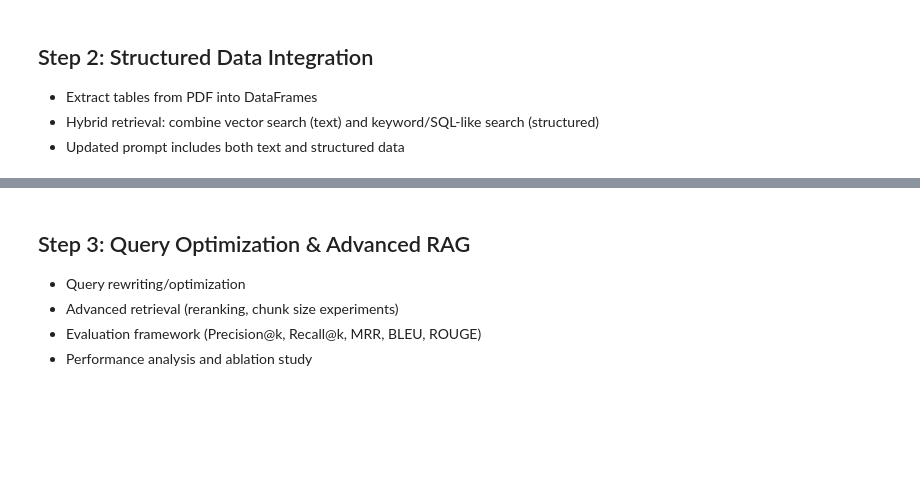
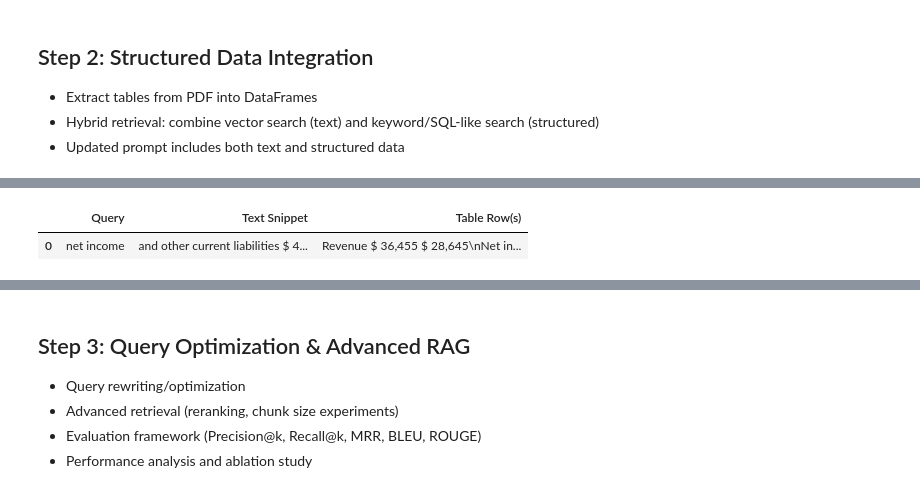
Before and after one commit to MdMostafizurRahaman/AI_R-D, a Jupyter notebook: AI_R&D/rag_pipeline_step1.ipynb, the cells around one changed output, grey strips where cells are left out. Saved outputs shown, nothing was run; the diff lists cells and outputs as text; code cells hidden in the pictures; blank space fills up the shorter version.

```diff
--- a/AI_R&D/rag_pipeline_step1.ipynb
+++ b/AI_R&D/rag_pipeline_step1.ipynb
@@ -270,0 +449,42 @@ Answer the query: What was Meta’s net income in Q1 2024 compared to Q1 2023?75
+# %%
+import pandas as pd
+def hybrid_retrieve(query, k=3):
+    text_chunks = retrieve(query, k)
+    table_results = []
+    if tables:
+        for table in tables:
+            mask = table.apply(lambda col: col.astype(str).str.contains(query, case=False, na=False))
+            if mask.any().any():
+                table_results.append(table[mask.any(axis=1)])
+    return text_chunks, table_results
+
+test_query2 = "net income"
+text_chunks, table_results = hybrid_retrieve(test_query2)
+
+import re
+snippet = ''
+for chunk in text_chunks:
+    sentences = re.split(r'(?<=[.!?])\s+', chunk)
+    for sent in sentences:
+        if len(sent.strip()) > 20:
+            snippet = sent.strip()
+            break
+    if snippet:
+        break
+if not snippet and text_chunks:
+    snippet = text_chunks[0][:200] + ('...' if len(text_chunks[0]) > 200 else '')
+
+table_str = "No relevant table rows found."
+if table_results:
+    table_str = table_results[0].head(2).to_string(index=False)
+
+results = [{
+    'Query': test_query2,
+    'Text Snippet': snippet,
+    'Table Row(s)': table_str,
+}]
+pd.set_option('display.max_colwidth', 300)
+display(pd.DataFrame(results))
+# %% [output]
+|  | Query | Text Snippet | Table Row(s) |
+| 0 | net income | and other current liabilities $ 4... | Revenue $ 36,455 $ 28,645\nNet in... |
```
Also changed, not shown: parts of 9 cells of this notebook.
